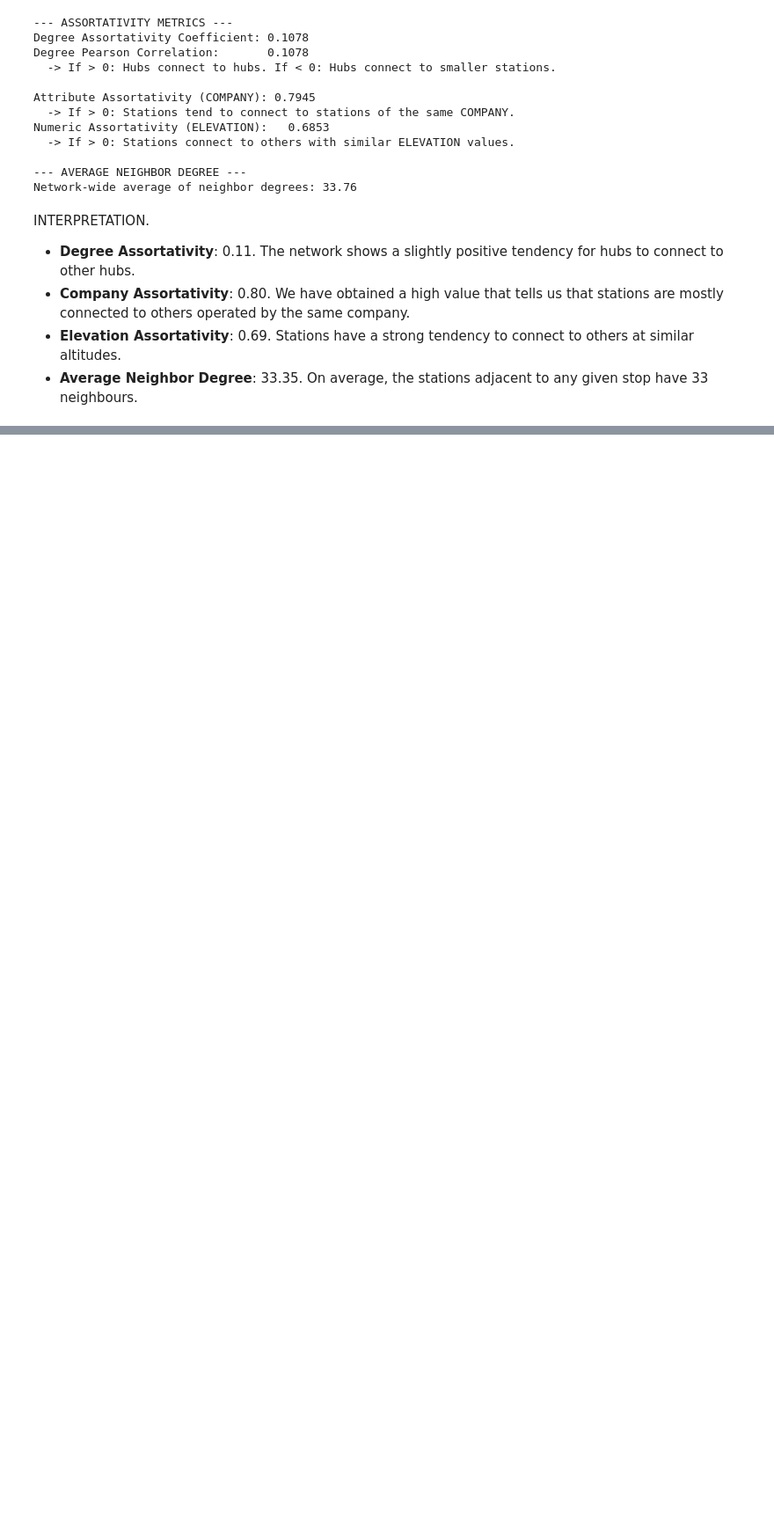
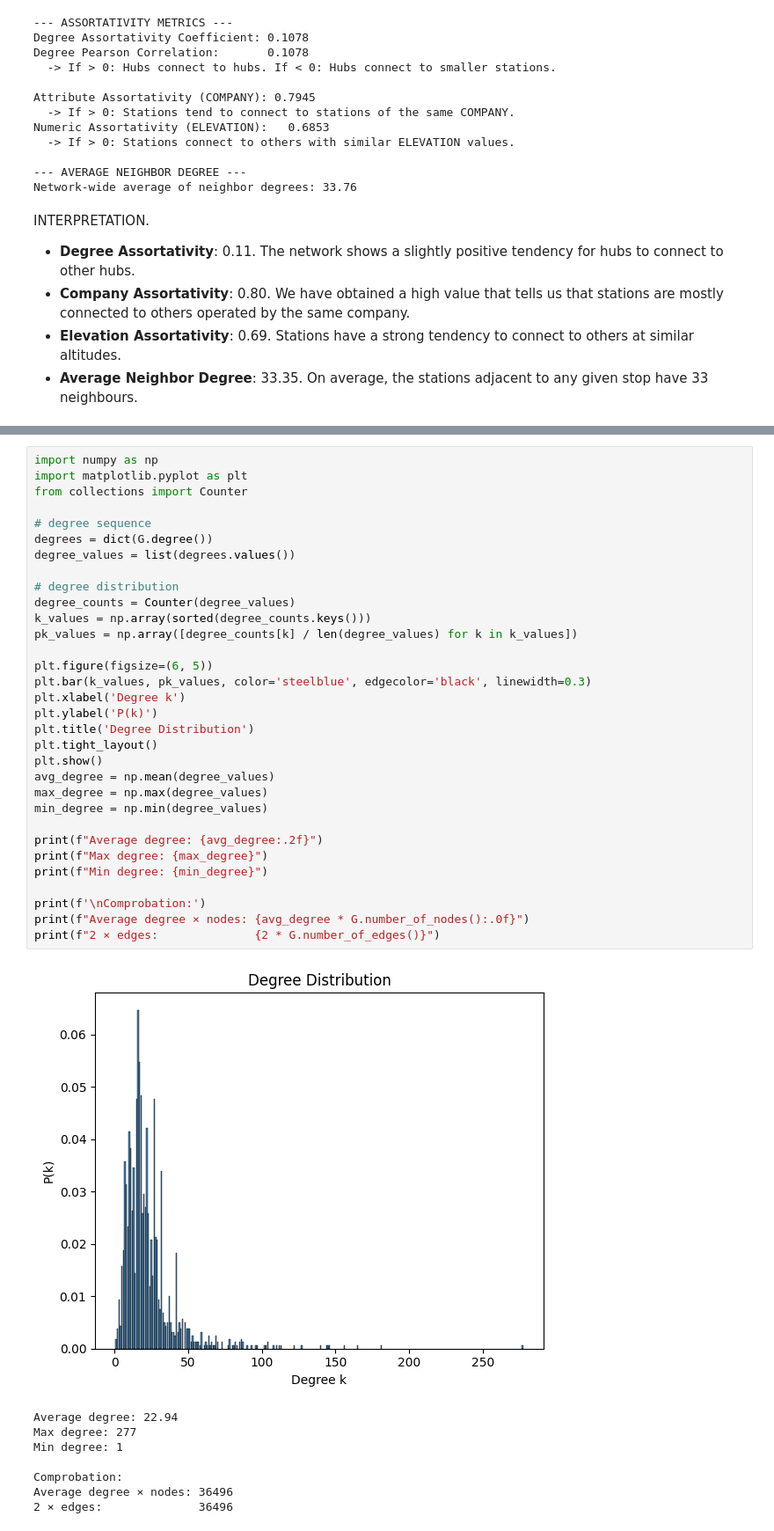
Before and after one commit to alvarosg285/swiss_railway_complex_network, a Jupyter notebook: main.ipynb, the cells around one changed output, grey strips where cells are left out. Shown at 88% size. Cells and saved outputs as stored; diff of their text form; blank space fills up the shorter version.

Commit message:
More on degree distribution

```diff
--- a/main.ipynb
+++ b/main.ipynb
@@ -1361,0 +1364,41 @@ INTERPRETATION.
+# %%
+import numpy as np
+import matplotlib.pyplot as plt
+from collections import Counter
+
+# degree sequence
+degrees = dict(G.degree())
+degree_values = list(degrees.values())
+
+# degree distribution
+degree_counts = Counter(degree_values)
+k_values = np.array(sorted(degree_counts.keys()))
+pk_values = np.array([degree_counts[k] / len(degree_values) for k in k_values])
+
+plt.figure(figsize=(6, 5))
+plt.bar(k_values, pk_values, color='steelblue', edgecolor='black', linewidth=0.3)
+plt.xlabel('Degree k')
+plt.ylabel('P(k)')
+plt.title('Degree Distribution')
+plt.tight_layout()
+plt.show()
+avg_degree = np.mean(degree_values)
+max_degree = np.max(degree_values)
+min_degree = np.min(degree_values)
+
+print(f"Average degree: {avg_degree:.2f}")
+print(f"Max degree: {max_degree}")
+print(f"Min degree: {min_degree}")
+
+print(f'\nComprobation:')
+print(f"Average degree × nodes: {avg_degree * G.number_of_nodes():.0f}")
+print(f"2 × edges:              {2 * G.number_of_edges()}")
+# %% [output]
+[figure, added]
+Average degree: 22.94
+Max degree: 277
+Min degree: 1
+
+Comprobation:
+Average degree × nodes: 36496
+2 × edges:              36496
```
Also changed, not shown: parts of 15 cells of this notebook.
